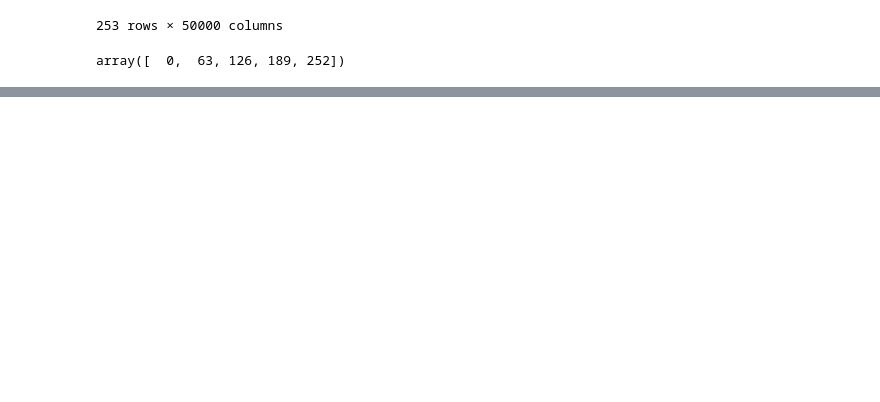
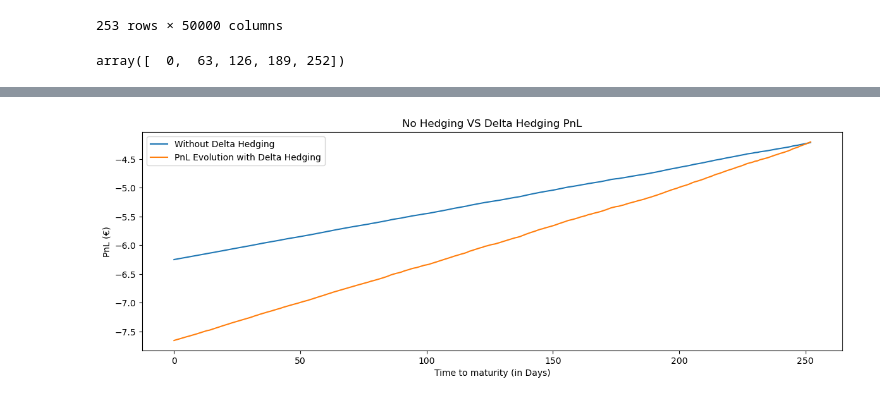
Before and after one commit to killian-bchr/options_derivatives, a Jupyter notebook: test.ipynb, the cells around one changed output, grey strips where cells are left out. Saved outputs shown, nothing was run; the diff lists cells and outputs as text; code cells hidden in the pictures; blank space fills up the shorter version.

```diff
--- a/test.ipynb
+++ b/test.ipynb
@@ -142,3 +143,27 @@ df
+# %%
+plt.figure(figsize=(12,8))
+
+plt.subplot(2, 1, 1)
+plt.plot(df.index, df['Option Payoff']-df['Option Price'].iloc[0], label="Without Delta Hedging")
+plt.plot(df.index, df['PnL'], label="PnL Evolution with Delta Hedging")
+#plt.axhline(y=0, color='red', linestyle='--')
+plt.xlabel('Time to maturity (in Days)')
+plt.ylabel("PnL (€)")
+plt.title("No Hedging VS Delta Hedging PnL")
+plt.legend(loc='upper left')
+
+#plt.subplot(2, 1, 2)
+#plt.plot(gamma_hedge.index, abs(gamma_hedge['Cash Position']), label="Cash Position (absolute value)", color="red")
+#plt.plot(gamma_hedge.index, abs(gamma_hedge['Shares Value']), label="Shares Value (absolute value)", color="blue")
+#plt.xlabel('Time to Maturity (in Days)')
+#plt.ylabel("Portfolio (€)")
+#plt.title("Evolution of Portfolio throughout Time to Maturity")
+#plt.legend(loc='upper left')
+
+plt.tight_layout()
+plt.show()
+# %% [output]
+[figure, added]
 # %%
 def gamma_hedge_option_old(function, num_hedging_adjustments, long=True, **kwargs):
 
```
Also changed, not shown: parts of 12 cells of this notebook, 2 other files.
